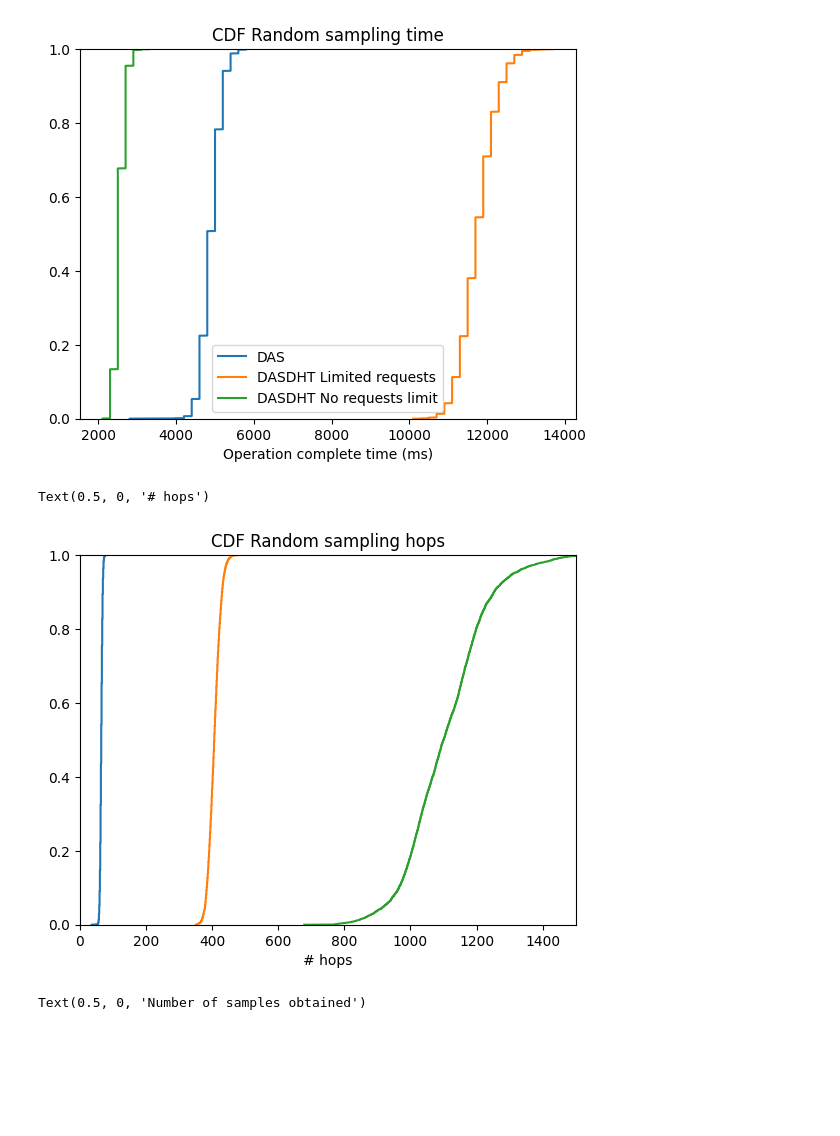
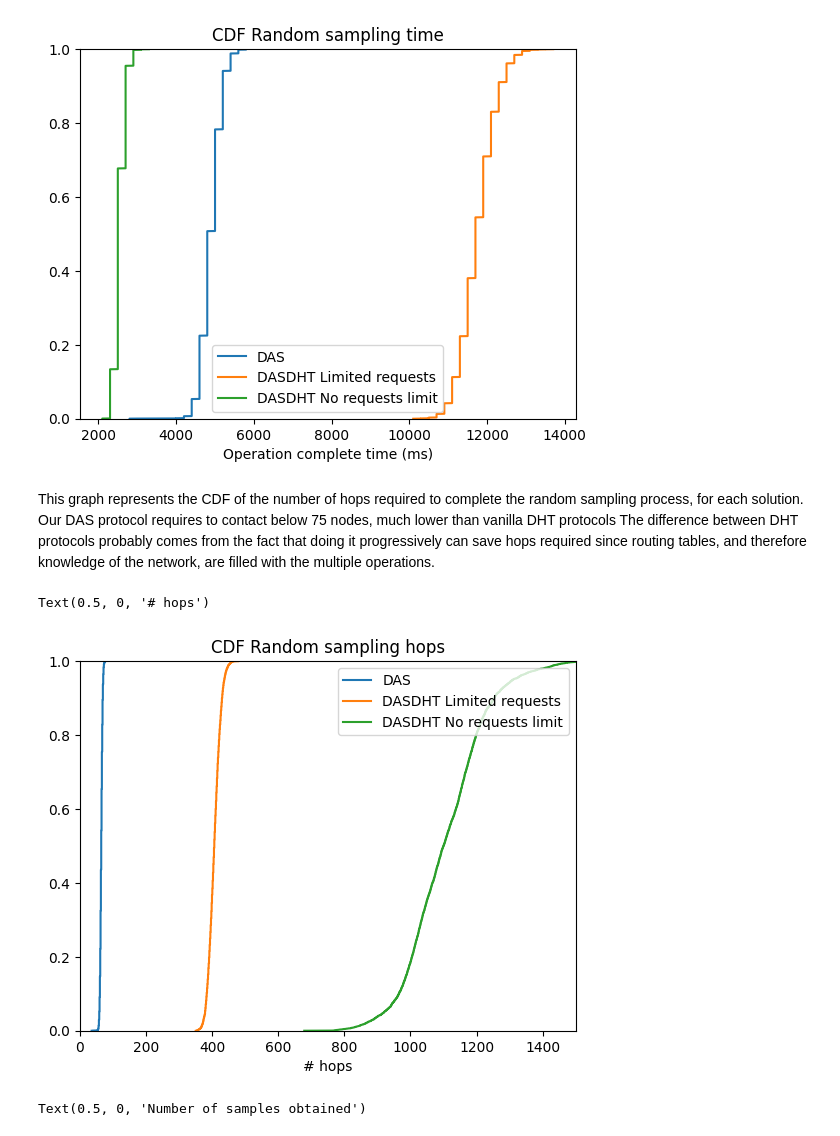
Before and after one commit to srene/kad-peersim, a Jupyter notebook: simulator/python/analysis_vs_vanilladht.ipynb, the cells around one changed output. Saved outputs shown, nothing was run; the diff lists cells and outputs as text; code cells hidden in the pictures; blank space fills up the shorter version.

```diff
--- a/simulator/python/analysis_vs_vanilladht.ipynb
+++ b/simulator/python/analysis_vs_vanilladht.ipynb
@@ -163,29 +256,32 @@ ax4.set_xlabel("Operation complete time (ms)")
 # %% [output]
 Text(0.5, 0, 'Operation complete time (ms)')
 [figure]
+# %% [markdown]
+This graph represents the CDF of the number of hops required to complete the random sampling process, for each solution.
+Our DAS protocol requires to contact below 75 nodes, much lower than vanilla DHT protocols
+The difference between DHT protocols probably comes from the fact that doing it progressively can save hops required since routing tables, and therefore knowledge of the network, are filled with the multiple operations.
 # %%
 fig9, ax9 = plt.subplots()
 
 for key in op_df:
 
     rsdf = op_df[key].loc[(op_df[key]['type'] == 'RandomSamplingOperation')]
 
     x = np.sort(rsdf['hops'])
     N = rsdf['hops'].count()
     # get the cdf values of y
     y = np.arange(N) / float(N)
 
     ax9.plot(x, y,label=key)
 
-ax9.legend
 ax9.set_xlim([0,1500])
 ax9.set_ylim([0,1])
-
+ax9.legend()
 ax9.set_title("CDF Random sampling hops")
 ax9.set_xlabel("# hops")
 # %% [output]
 Text(0.5, 0, '# hops')
-[figure, old version]
+[figure, new version]
 # %%
 fig6, ax6 = plt.subplots()
 
```
Also changed, not shown: parts of 8 cells of this notebook.
